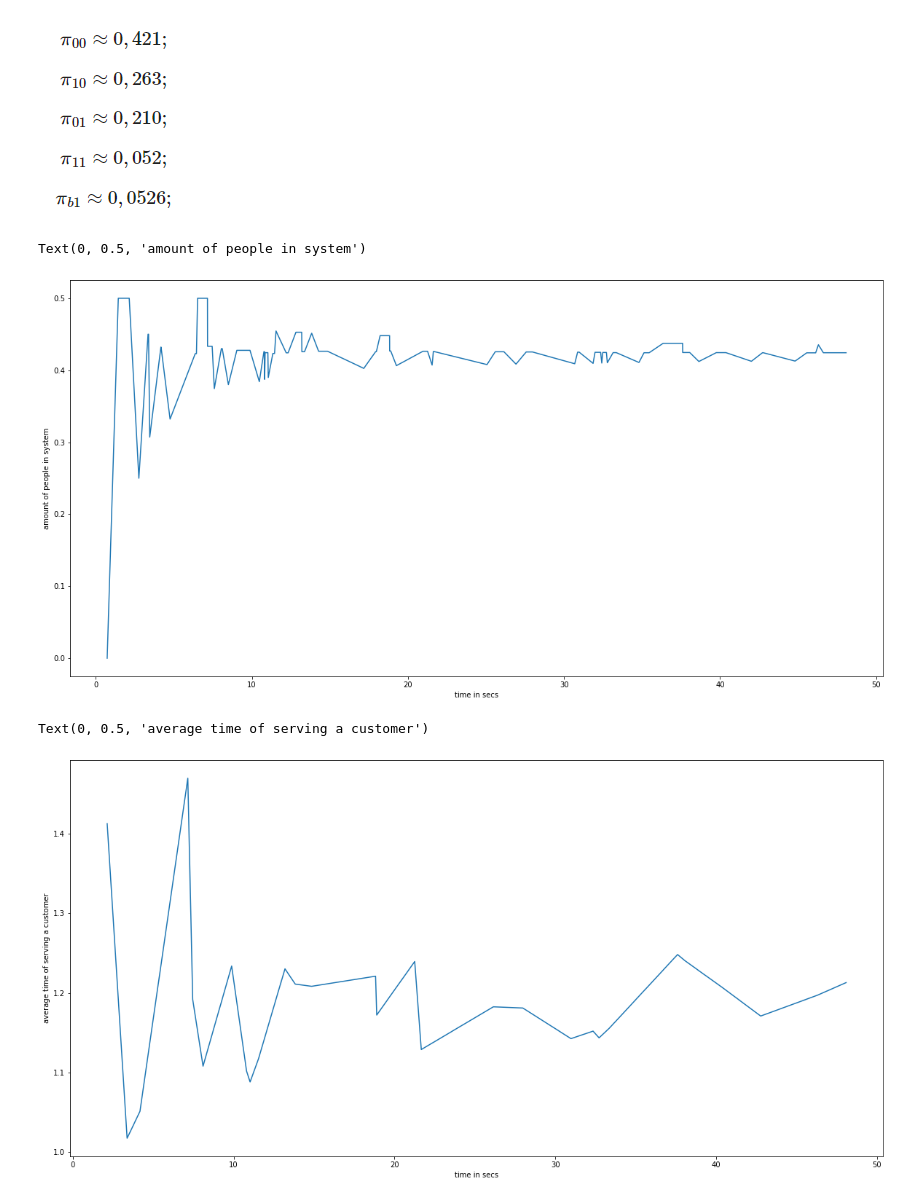
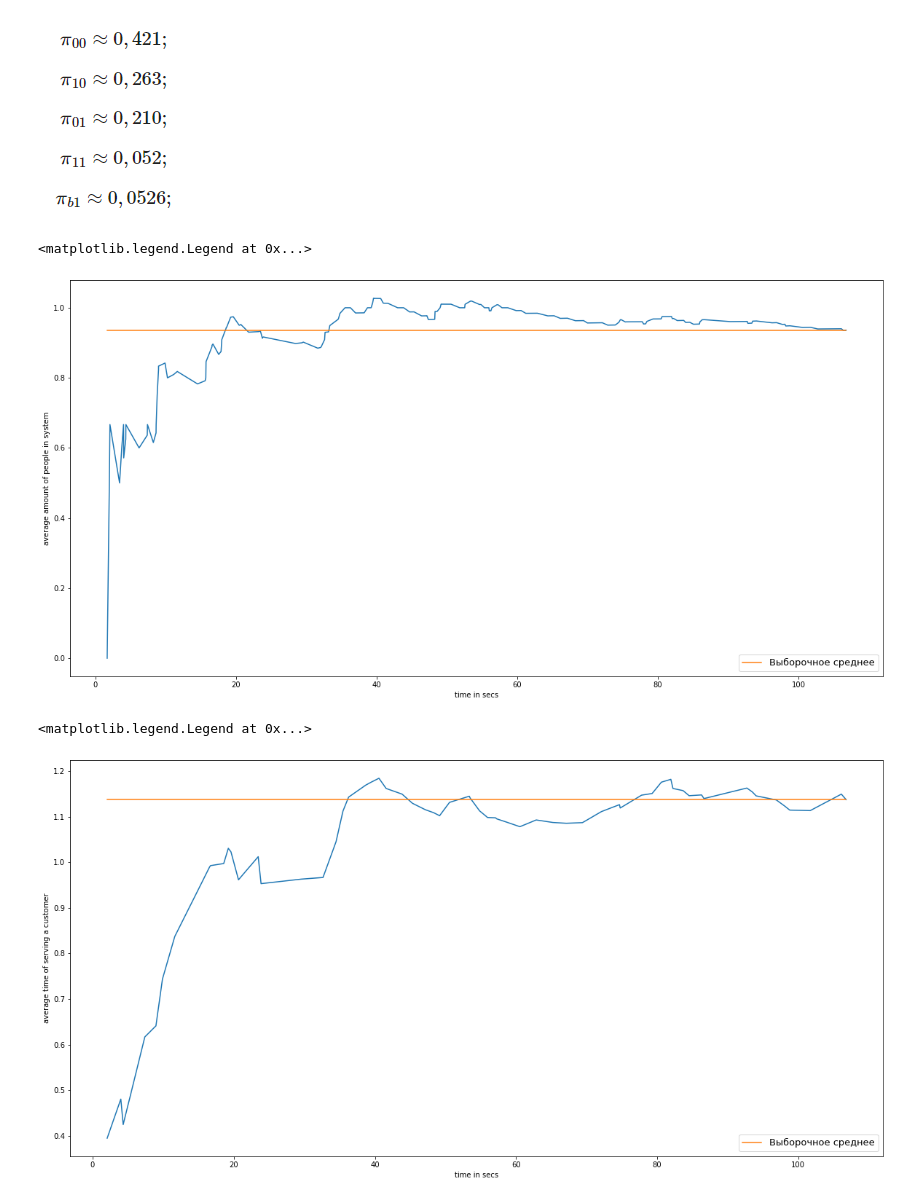
Before and after one commit to a13xbb/shoe-shine-shop, a Jupyter notebook: shop.ipynb, the cells around one changed output. Cells and saved outputs as stored; diff of their text form; code cells hidden in the pictures.

Commit message:
plots fix

```diff
--- a/shop.ipynb
+++ b/shop.ipynb
@@ -12,5 +13,5 @@ from matplotlib import pyplot as plt
 # %%
-N_CLIENTS = 50
+N_CLIENTS = 100
 
 LAMBDA = 1
 MU1 = 2
@@ -166,34 +167,52 @@ pi_b1 ~ 0.059
 # %% [markdown]
 ![image.png](attachment:image.png)
+# %%
+times = []
+states = []
+for state, time in timings:
+    if state == 'b1':
+        _state = '11'
+    else:
+        _state = state
+    states.append(int(_state[0]) + int(_state[1]))
+
+for client in clients_list:
+    times.append(client.finish_time - client.start_time)
 # %%
 x = []
 y = []
-for state, time in timings:
+for i, item in enumerate(timings):
+    state = item[0]
+    time = item[1]
     if state == 'b1':
         _state = '11'
     else:
         _state = state
-    y.append((int(_state[0]) + int(state[1]) + sum(y)) / (len(y) + 1))
+    y.append((int(_state[0]) + int(state[1]) + sum(states[:i])) / (len(y) + 1))
     x.append(time)
 # %%
 plt.figure(figsize=(20, 10))
 plt.plot(x, y)
+plt.plot(x, napas.full(len(x), napas.mean(states)), label='Выборочное среднее')
 plt.xlabel('time in secs')
-plt.ylabel('amount of people in system')
+plt.ylabel('average amount of people in system')
+plt.legend(loc='lower right', fontsize=13)
 # %% [output]
-Text(0, 0.5, 'amount of people in system')
+<matplotlib.legend.Legend at 0x...>
-[figure, old version]
+[figure, new version]
 # %%
 x = []
 y = []
-for client in clients_list:
+for i, client in enumerate(clients_list):
     x.append(client.finish_time)
-    y.append((client.finish_time - client.start_time + sum(y)) / (len(y) + 1) )
+    y.append((client.finish_time - client.start_time + sum(times[:i])) / (len(y) + 1) )
 # %%
 plt.figure(figsize=(20, 10))
 plt.plot(x, y)
+plt.plot(x, napas.full(len(x), napas.mean(times)), label='Выборочное среднее')
 plt.xlabel('time in secs')
 plt.ylabel('average time of serving a customer')
+plt.legend(loc='lower right', fontsize=13)
 # %% [output]
-Text(0, 0.5, 'average time of serving a customer')
+<matplotlib.legend.Legend at 0x...>
-[figure, old version]
+[figure, new version]
```
Also changed, not shown: parts of 2 cells of this notebook.
